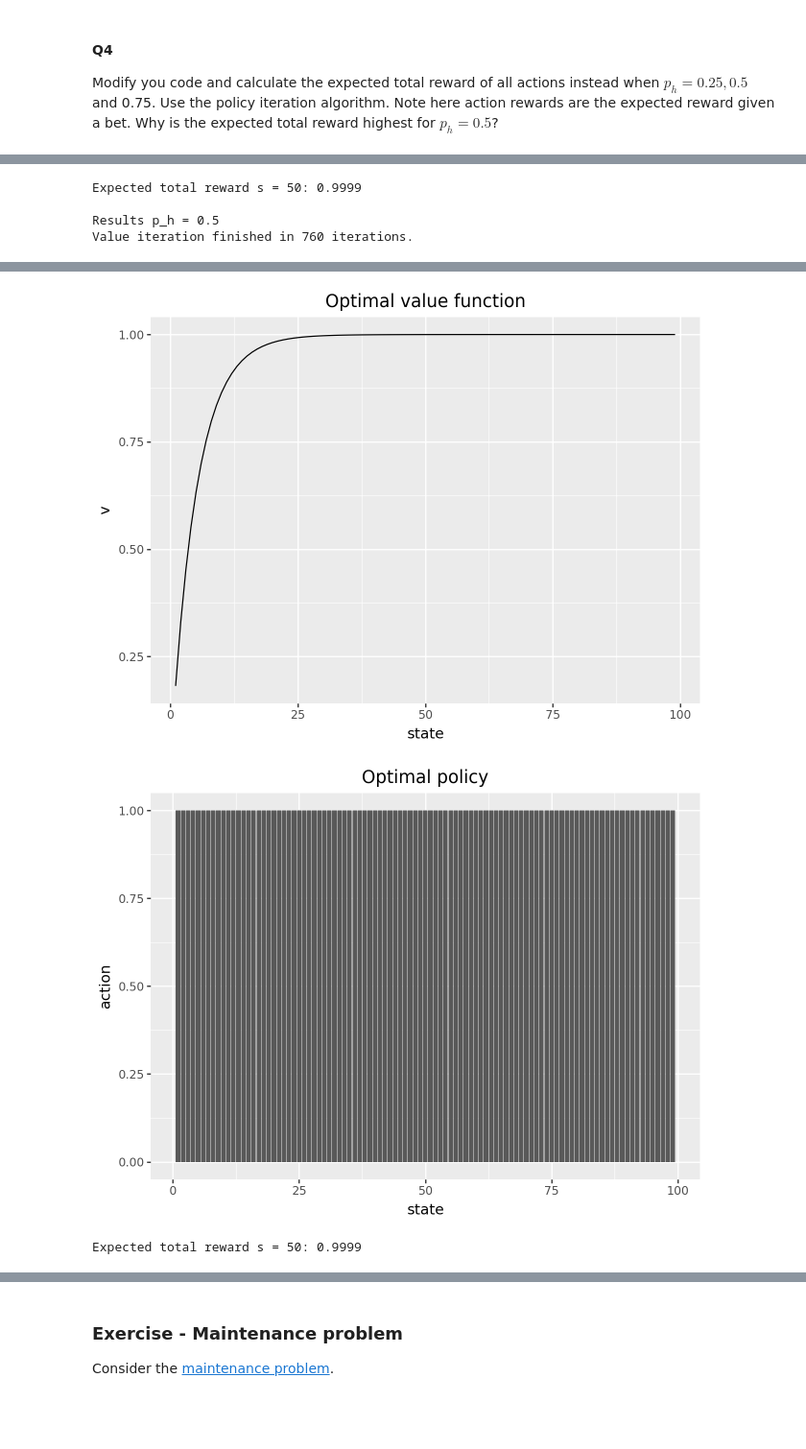
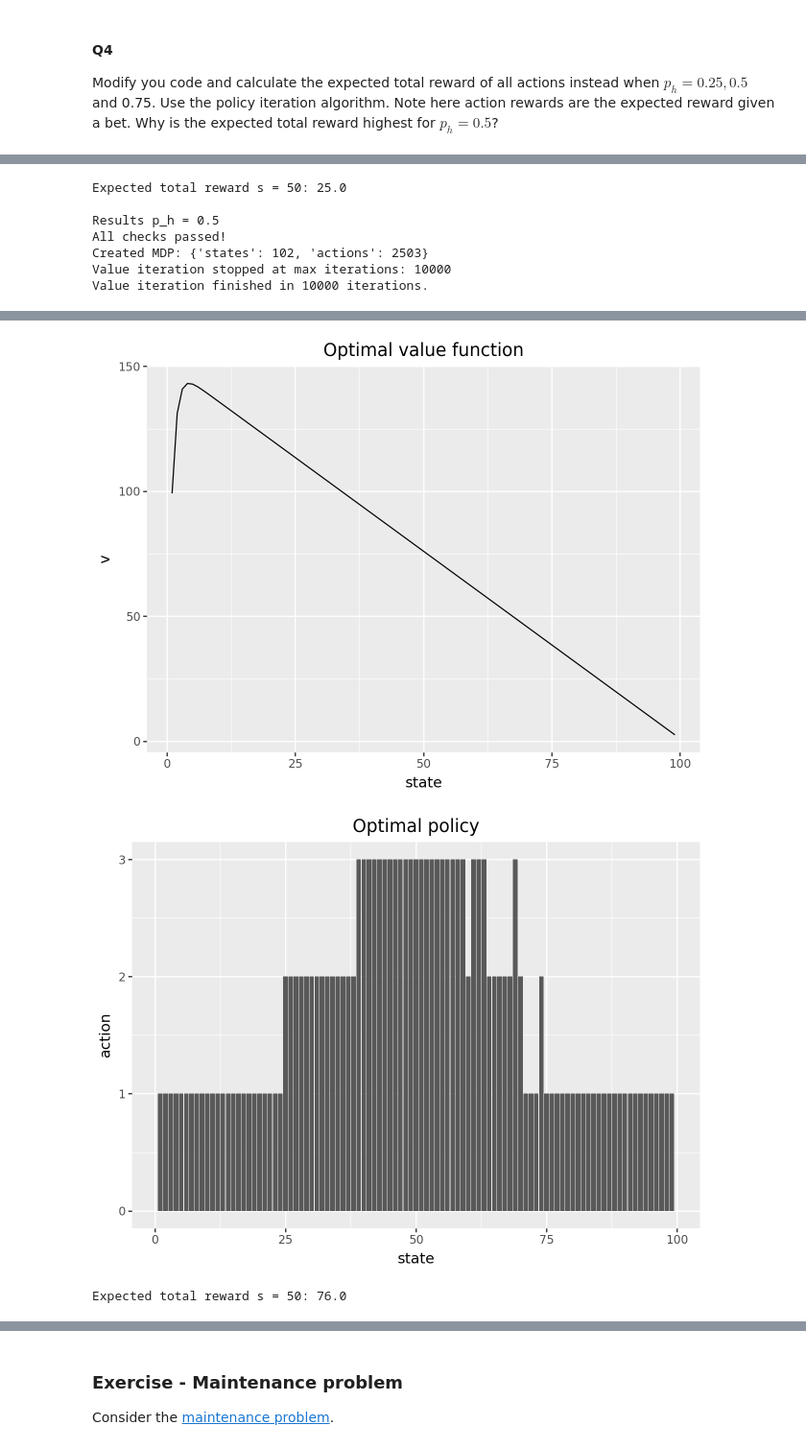
Before and after one commit to Maziger/master-reinforcement-learning, a Jupyter notebook: Notebooks/08_dynamic_programming.ipynb, the cells around one changed output, grey strips where cells are left out. Shown at 96% size. Drawn from its saved outputs; the diff is of its cells as text; code cells hidden in the pictures; blank space fills up the shorter version.

```diff
--- a/Notebooks/08_dynamic_programming.ipynb
+++ b/Notebooks/08_dynamic_programming.ipynb
@@ -1272,44 +1278,45 @@ Modify you code and calculate the expected total reward of all actions instead w
 
 # We update the function
 def build_gambler_model(ph = 0.4, goal = 100, obj_eq_pr = True):
-    terminate = goal + 1  # terminal state
-    fail = 0  # Loose all money
-    return mdp
+    terminate = goal + 1
+    fail = 0
+
+    mdp = MDP()
     mdp.add_state_space(range(goal + 2))
 
-## Add action labels
+    ## Add action labels
     for s_l in mdp.get_state_keys():
         s = int(s_l)
         if s > fail and s < goal:
-            mdp.add_action_space(s_l, range(1, min(s, goal-s) + 1))
+          mdp.add_action_space(s_l, range(1, min(s, goal-s) + 1))
         if s == fail:
-            mdp.add_action_space(s_l, ["Loose"])
+            mdp.add_action_space(s_l, ["Lose"])
         if s == goal:
             mdp.add_action_space(s_l, ["Win"])
         if s == terminate:
-            mdp.add_action_space(s_l, ["Terminal"])
+            mdp.add_action_space(s_l, ["Terminate"])
 
     ## Add trans pr and rewards to actions
-    mdp.add_action(str(fail), "Loose", 0, {str(terminate): 1})
+    mdp.add_action(str(fail), "Lose", 0, {str(terminate): 1})
     mdp.add_action(str(goal), "Win", 1, {str(terminate): 1})
-    mdp.add_action(str(terminate), "Terminal", 0, {str(terminate): 1})
+    mdp.add_action(str(terminate), "Terminate", 0,{str(terminate): 1}) # Added "Terminate" as action label
 
-    for s in range(1, goal):  # states 1-99
+    for s in range(1, goal):
         s_l = str(s)
         for a_l in mdp.get_action_keys(s_l):
-            a = int(a_l)
-            pr = {str(s+a): ph, str(s-a): 1-ph}
-            if obj_eq_pr:
-                # Original version: only reward for reaching goal
-                mdp.add_action(s_l, a_l, 0, pr)
-            else:
-                # Expected reward version: immediate reward = expected value of bet
-                expected_reward = a * (2*ph - 1)  # ph*a + (1-ph)*(-a) = a*(2*ph-1)
-                mdp.add_action(s_l, a_l, expected_reward, pr)
-
+          a = int(a_l)
+          pr = {str(s+a): ph, str(s-a): 1-ph}
+          if obj_eq_pr:
+            mdp.add_action(s_l, a_l, 0, pr)
+          else:
+            rew = a * ph # We add this as the expected reward calculation
+            # rew = a * ph represents the expected winning amount when betting a with win probability ph
+            mdp.add_action(s_l, a_l, rew, pr)
+            pass
     mdp.check()
     print("Created MDP:", mdp.get_mdp_info())
     return mdp
+
 
 ## Next, we define a function for plotting the results
 def plot_results(ph):
@@ -1355,4 +1364,7 @@ Value iteration finished in 760 iterations.
-Expected total reward s = 50: 0.9999
+Expected total reward s = 50: 25.0
 
 Results p_h = 0.5
-Value iteration finished in 760 iterations.
+All checks passed!
+Created MDP: {'states': 102, 'actions': 2503}
+Value iteration stopped at max iterations: 10000
+Value iteration finished in 10000 iterations.
@@ -1365,3 +1379,3 @@ Value iteration finished in 760 iterations.
-[figure, old version]
+[figure, new version]
-[figure, old version]
+[figure, new version]
-Expected total reward s = 50: 0.9999
+Expected total reward s = 50: 76.0
```
Also changed, not shown: parts of 3 cells of this notebook.
